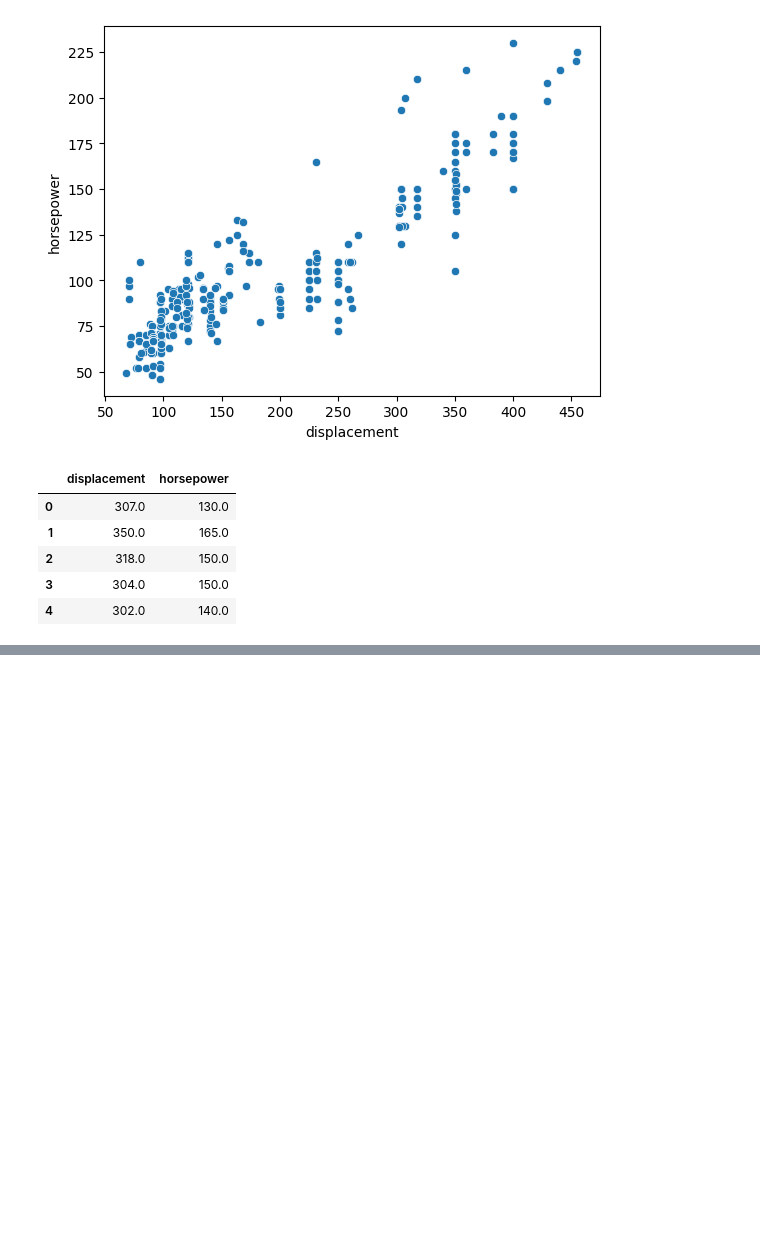
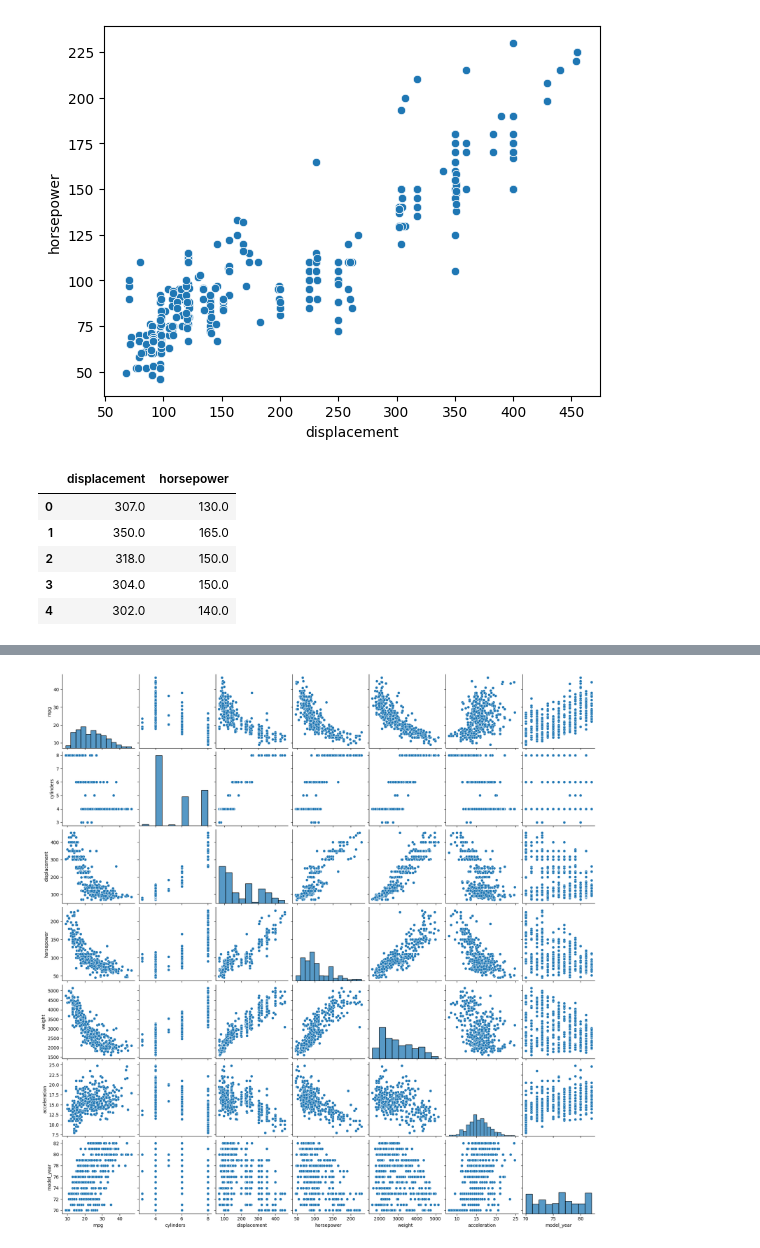
Before and after one commit to GameNPN/KU-Data-Science, a Jupyter notebook: Week 8/Data-Mining_Learning.ipynb, the cells around one changed output, grey strips where cells are left out. Drawn from its saved outputs; the diff is of its cells as text; code cells hidden in the pictures; blank space fills up the shorter version.

```diff
--- a/Week 8/Data-Mining_Learning.ipynb
+++ b/Week 8/Data-Mining_Learning.ipynb
@@ -80,0 +120,5 @@ model.fit(df2)
+# %%
+sns.pairplot(df)
+plt.show()
+# %% [output]
+[figure, added]
```
Also changed, not shown: parts of 8 cells of this notebook, 8 other files.
